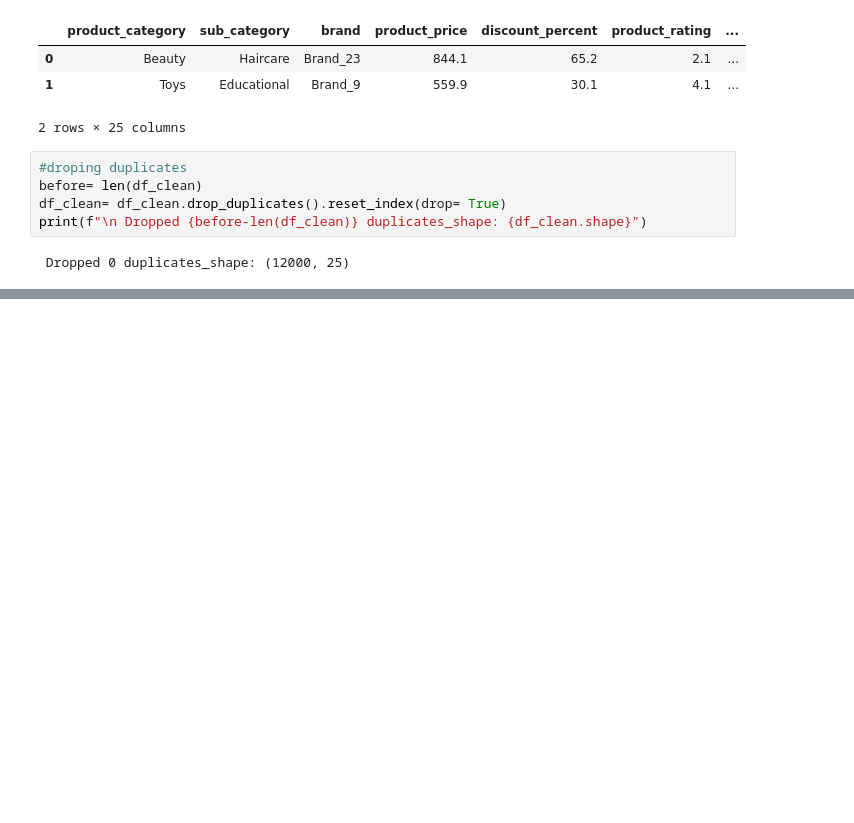
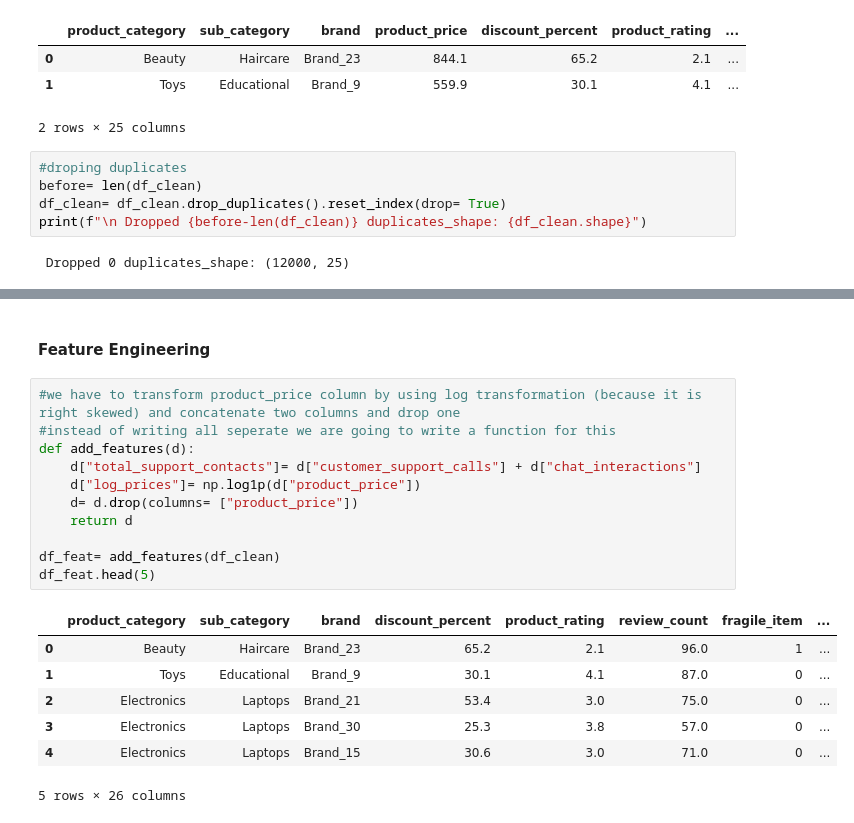
Before and after one commit to azeem932356/product-return-risk-prediction, a Jupyter notebook: product_return.ipynb, the cells around one changed output, grey strips where cells are left out. Saved outputs shown, nothing was run; the diff lists cells and outputs as text; blank space fills up the shorter version.

Commit message:
FeatureEngineering

```diff
--- a/product_return.ipynb
+++ b/product_return.ipynb
@@ -407,0 +420,21 @@ print(f"\n Dropped {before-len(df_clean)} duplicates_shape: {df_clean.shape}")
+# %% [markdown]
+#### Feature Engineering
+# %%
+#we have to transform product_price column by using log transformation (because it is right skewed) and concatenate two columns and drop one
+#instead of writing all seperate we are going to write a function for this
+def add_features(d):
+    d["total_support_contacts"]= d["customer_support_calls"] + d["chat_interactions"]
+    d["log_prices"]= np.log1p(d["product_price"])
+    d= d.drop(columns= ["product_price"])
+    return d
+
+df_feat= add_features(df_clean)
+df_feat.head(5)
+# %% [output]
+|  | product_category | sub_category | brand | discount_percent | product_rating | review_count | fragile_item | ... |
+| 0 | Beauty | Haircare | Brand_23 | 65.2 | 2.1 | 96.0 | 1 | ... |
+| 1 | Toys | Educational | Brand_9 | 30.1 | 4.1 | 87.0 | 0 | ... |
+| 2 | Electronics | Laptops | Brand_21 | 53.4 | 3.0 | 75.0 | 0 | ... |
+| 3 | Electronics | Laptops | Brand_30 | 25.3 | 3.8 | 57.0 | 0 | ... |
+| 4 | Electronics | Laptops | Brand_15 | 30.6 | 3.0 | 71.0 | 0 | ... |
+5 rows × 26 columns
```
Also changed, not shown: parts of 1 cell of this notebook.
